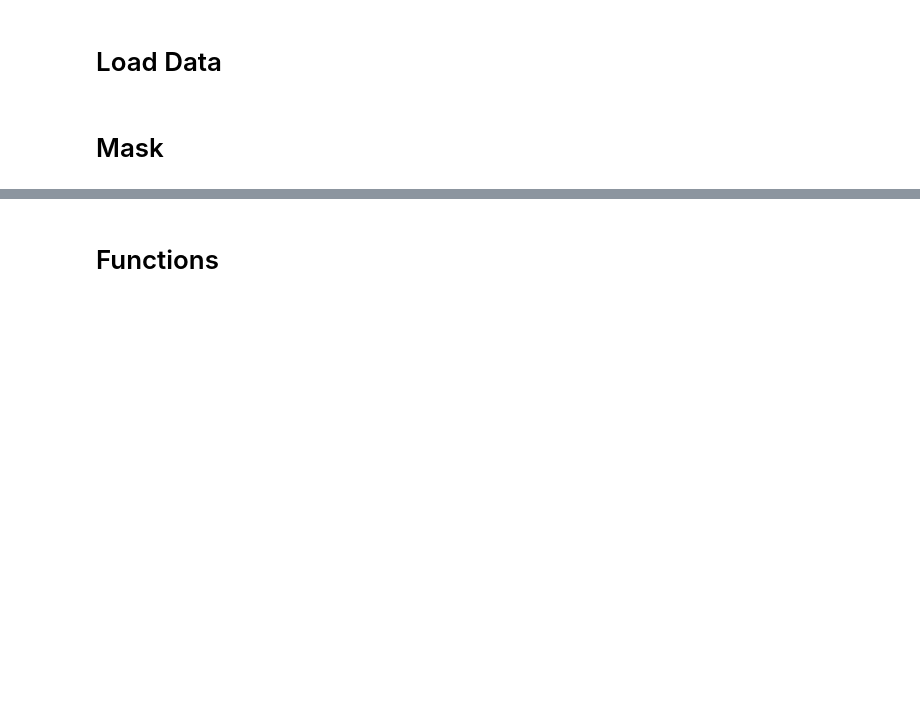
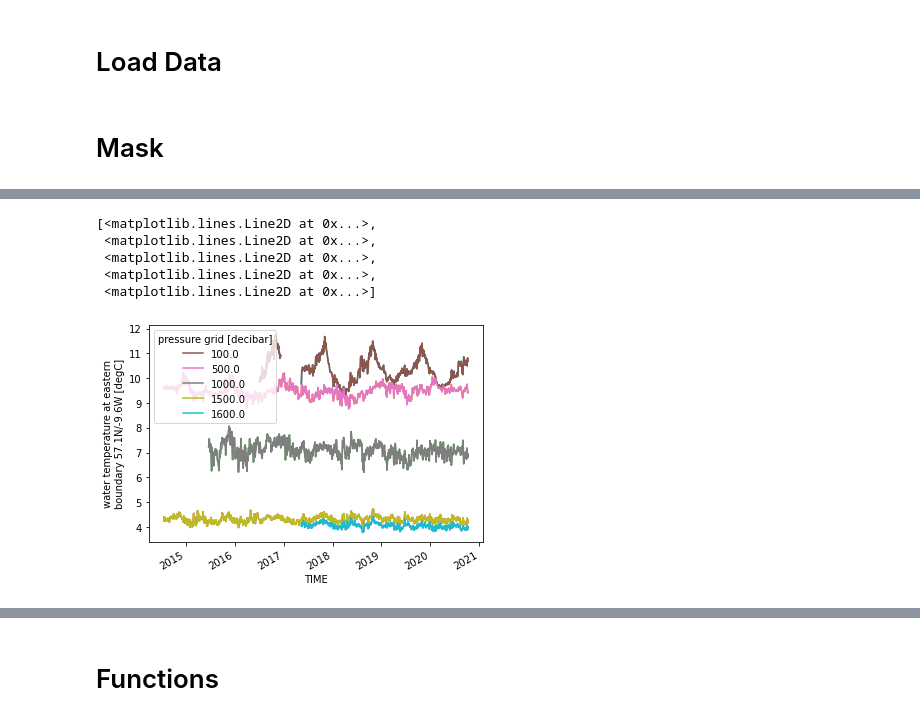
Before and after one commit to Marie-Louise-Korte/Rockall_Trough_MHW, a Jupyter notebook: RT_compare.ipynb, the cells around one changed output, grey strips where cells are left out. Cells and saved outputs as stored; diff of their text form; code cells hidden in the pictures; blank space fills up the shorter version.

Commit message:
more attempts at creating mask

```diff
--- a/RT_compare.ipynb
+++ b/RT_compare.ipynb
@@ -52,9 +52,6 @@ file_name = "data/rteb_all_1D.nc"
 ds_eb = xr.open_dataset(file_name)
 ds_eb = ds_eb.rename({'depth':'DEPTH','time':'TIME'})
 
-# is this how I am supposed to use the mask?
-ds_eb = ds_eb.where(ds_eb.mask)
-
 file_name = "data/rtwb_1D.nc"
 ds_wb = xr.open_dataset(file_name)
 ds_wb = ds_wb.rename({'depth':'DEPTH','time':'TIME'})
@@ -63,6 +60,8 @@ depth_EB = np.array(ds_eb.DEPTH).astype(int)
 depth_WB = np.array(ds_wb.DEPTH).astype(int)
 # %% [markdown]
 # Mask
-# %%
-mask = ds_ebg.where(ds_eb.temp != 0)
-ds_ebg.coords['mask'] = mask.mask
+# %%
+#mask = ds_ebg.sel(DEPTH = ds_eb.DEPTH, method = 'nearest') #& ds_ebg.sel(TIME = ds_eb.TIME)
+mask = ds_ebg.where(ds_eb.temp != ds_eb.temp.isnull())
+
+mask
@@ -69,3 +86,13 @@ ds_ebg.coords['mask'] = mask.mask
+# %%
+mask.TG_EAST_C.plot.line(x = 'TIME') #.line(x = 'TIME');
+ds_ebg.TG_EAST_C.where(ds_eb.temp.notnull()).plot.line(x = 'TIME')
+# %% [output]
+[<matplotlib.lines.Line2D at 0x...>,
+ <matplotlib.lines.Line2D at 0x...>,
+ <matplotlib.lines.Line2D at 0x...>,
+ <matplotlib.lines.Line2D at 0x...>,
+ <matplotlib.lines.Line2D at 0x...>]
+[figure, added]
 # %%
 ## why does it not work here?
 
```
Also changed, not shown: parts of 3 cells of this notebook.
